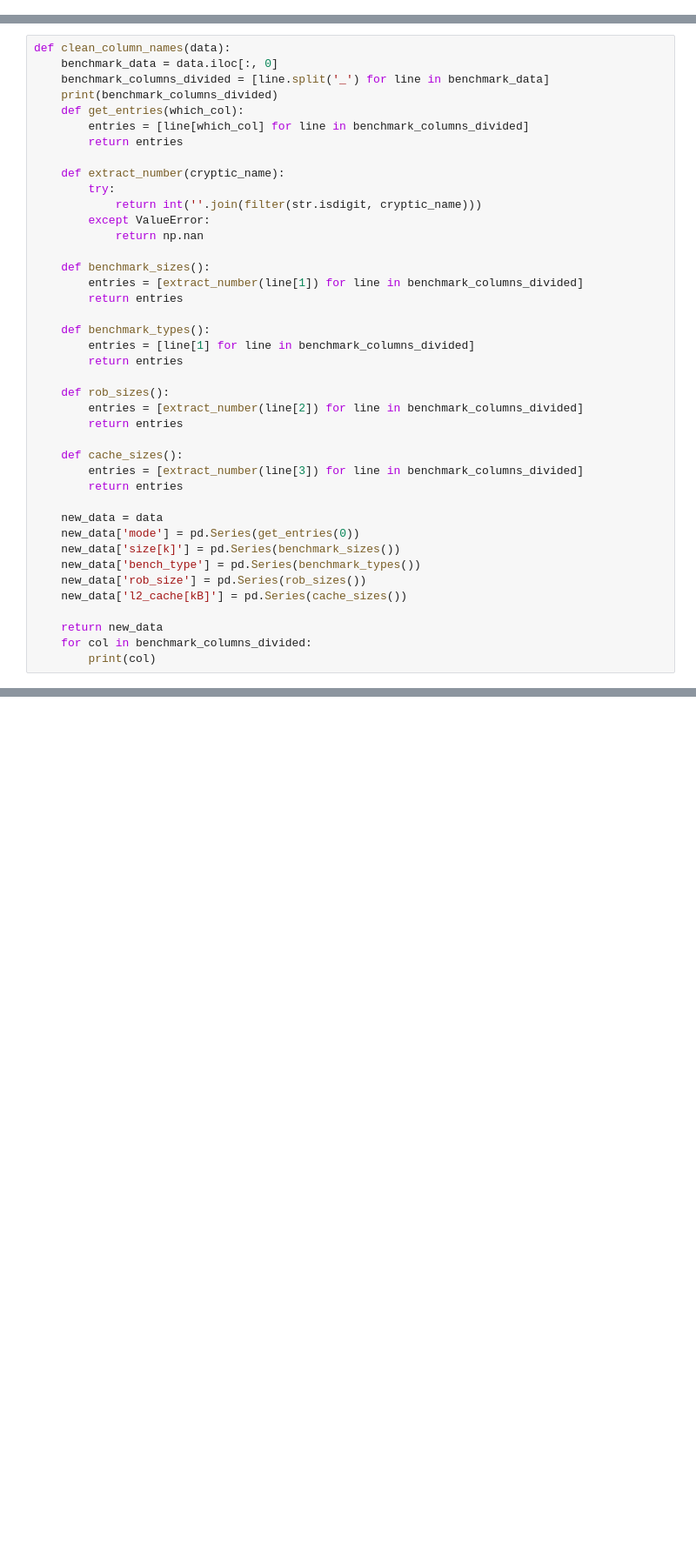
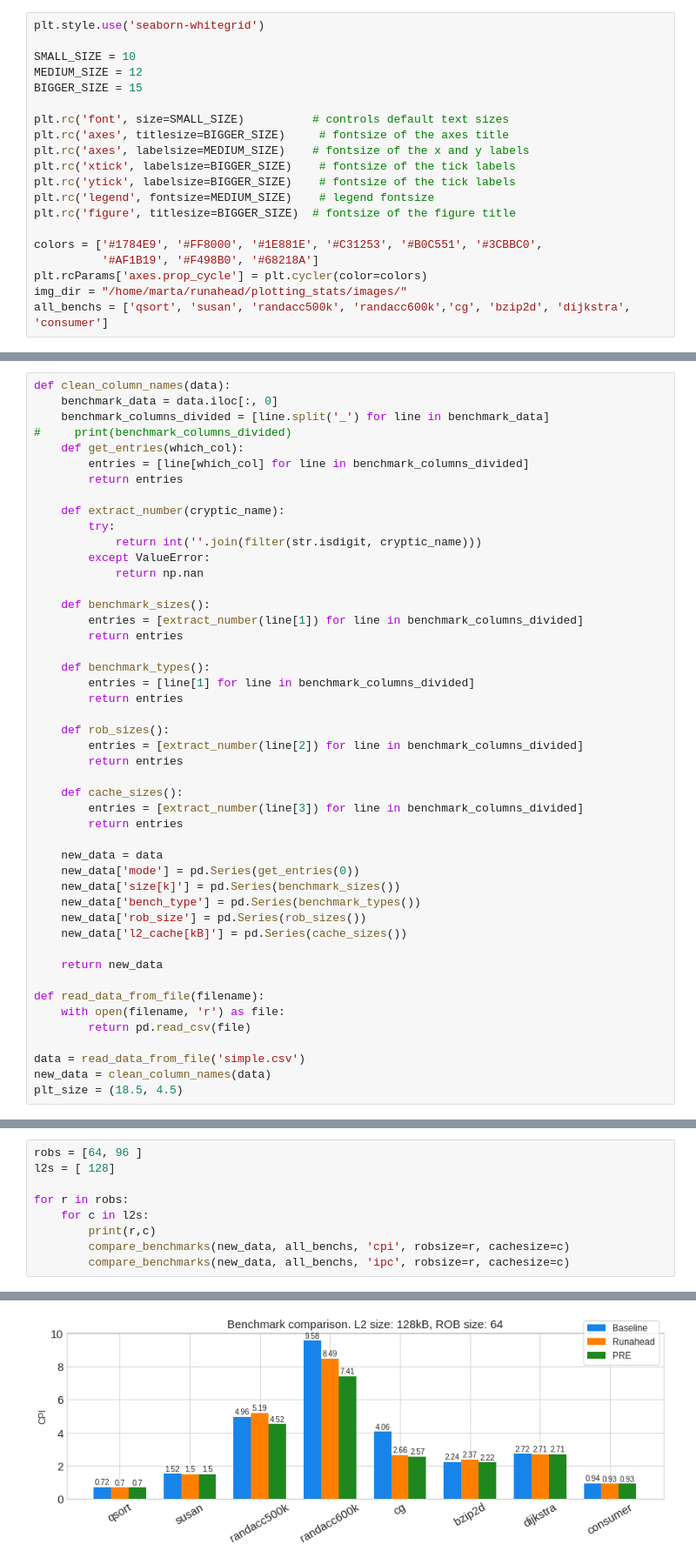
Before and after one commit to kuczmmar/Runahead, a Jupyter notebook: plotting_stats/plotting.ipynb, the cells around one changed output, grey strips where cells are left out. Shown at 87% size. Saved outputs shown, nothing was run; the diff lists cells and outputs as text; blank space fills up the shorter version.

Commit message:
Jupyter notebooks for plots

```diff
--- a/plotting_stats/plotting.ipynb
+++ b/plotting_stats/plotting.ipynb
@@ -39,0 +16,20 @@ read_data_from_file('../gem5/stats/simple.csv')
+# %%
+plt.style.use('seaborn-whitegrid')
+
+SMALL_SIZE = 10
+MEDIUM_SIZE = 12
+BIGGER_SIZE = 15
+
+plt.rc('font', size=SMALL_SIZE)          # controls default text sizes
+plt.rc('axes', titlesize=BIGGER_SIZE)     # fontsize of the axes title
+plt.rc('axes', labelsize=MEDIUM_SIZE)    # fontsize of the x and y labels
+plt.rc('xtick', labelsize=BIGGER_SIZE)    # fontsize of the tick labels
+plt.rc('ytick', labelsize=BIGGER_SIZE)    # fontsize of the tick labels
+plt.rc('legend', fontsize=MEDIUM_SIZE)    # legend fontsize
+plt.rc('figure', titlesize=BIGGER_SIZE)  # fontsize of the figure title
+
+colors = ['#1784E9', '#FF8000', '#1E881E', '#C31253', '#B0C551', '#3CBBC0',
+          '#AF1B19', '#F498B0', '#68218A']
+plt.rcParams['axes.prop_cycle'] = plt.cycler(color=colors)
+img_dir = "/home/marta/runahead/plotting_stats/images/"
+all_benchs = ['qsort', 'susan', 'randacc500k', 'randacc600k','cg', 'bzip2d', 'dijkstra', 'consumer']
@@ -41,7 +44,7 @@ read_data_from_file('../gem5/stats/simple.csv')
 def clean_column_names(data):
     benchmark_data = data.iloc[:, 0]
     benchmark_columns_divided = [line.split('_') for line in benchmark_data]
-    print(benchmark_columns_divided)
+#     print(benchmark_columns_divided)
     def get_entries(which_col):
         entries = [line[which_col] for line in benchmark_columns_divided]
         return entries
@@ -76,5 +79,11 @@ def clean_column_names(data):
     new_data['l2_cache[kB]'] = pd.Series(cache_sizes())
 
     return new_data
-    for col in benchmark_columns_divided:
-        print(col)
+
+def read_data_from_file(filename):
+    with open(filename, 'r') as file:
+        return pd.read_csv(file)
+
+data = read_data_from_file('simple.csv')
+new_data = clean_column_names(data)
+plt_size = (18.5, 4.5)
@@ -179,0 +153,10 @@ Cannot find a row with benchmark: susannoSST rob: 192 l2: 128 mode base
+# %%
+robs = [64, 96 ]
+l2s = [ 128]
+
+for r in robs:
+    for c in l2s:
+        print(r,c)
+        compare_benchmarks(new_data, all_benchs, 'cpi', robsize=r, cachesize=c)
+        compare_benchmarks(new_data, all_benchs, 'ipc', robsize=r, cachesize=c)
+# %% [output]
@@ -179,0 +165 @@ Cannot find a row with benchmark: susannoSST rob: 192 l2: 128 mode base
+[figure, added]
```
Also changed, not shown: parts of 19 cells of this notebook, 23 other files.
